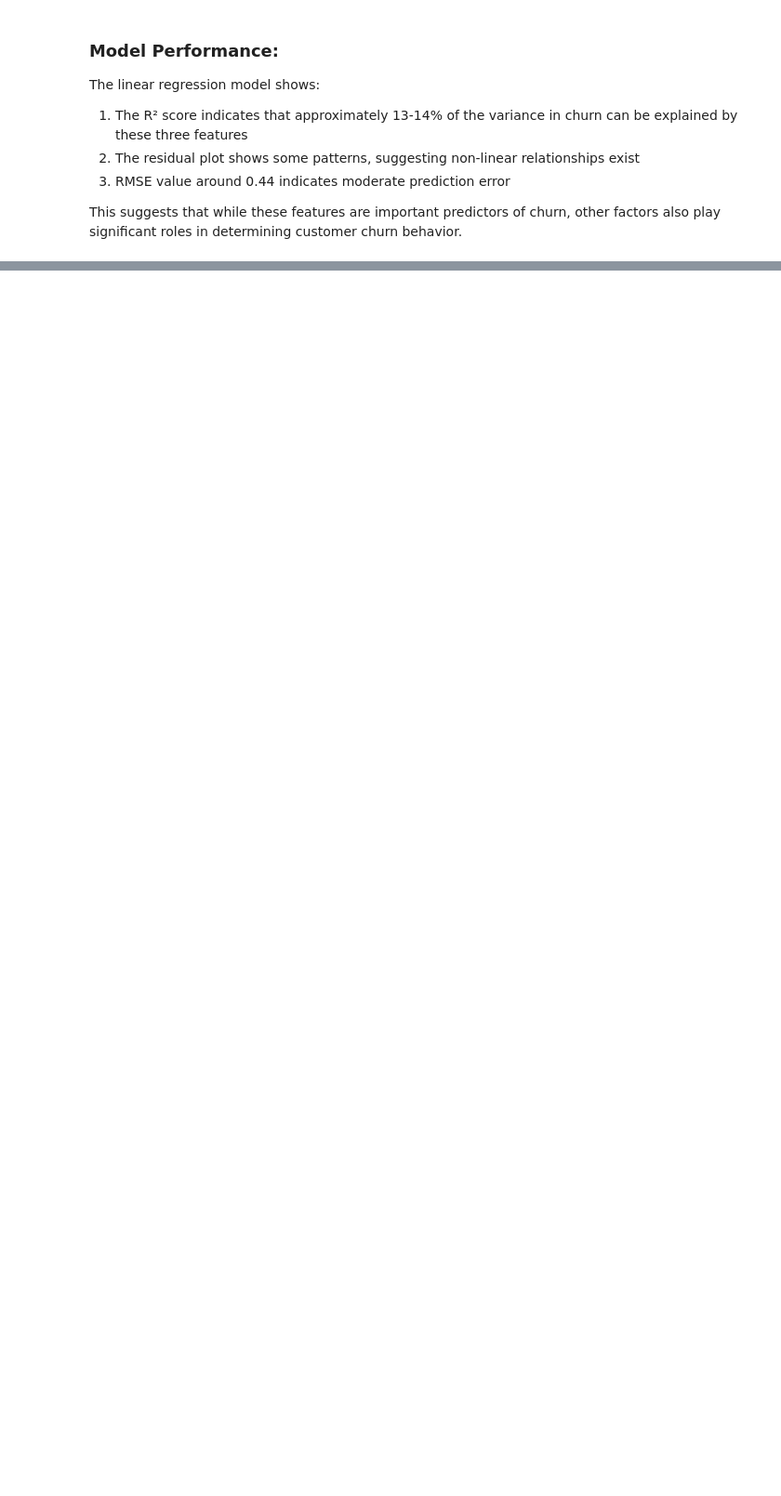
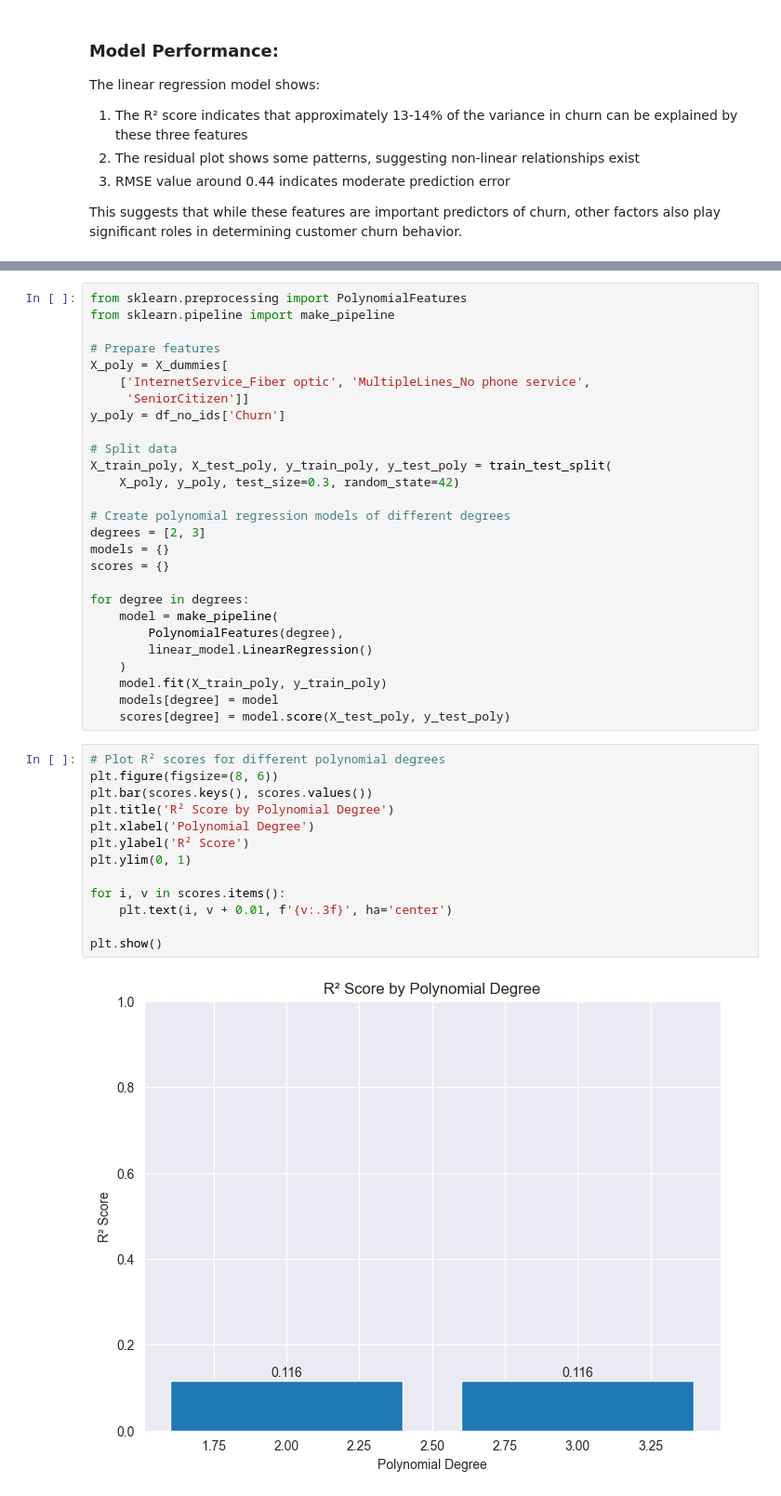
Before and after one commit to TouKhen/bloc-3, a Jupyter notebook: notebook/data-explo.ipynb, the cells around one changed output, grey strips where cells are left out. Shown at 93% size. Drawn from its saved outputs; the diff is of its cells as text; blank space fills up the shorter version.

```diff
--- a/notebook/data-explo.ipynb
+++ b/notebook/data-explo.ipynb
@@ -568,0 +575,42 @@ This suggests that while these features are important predictors of churn, other
+# %%
+from sklearn.preprocessing import PolynomialFeatures
+from sklearn.pipeline import make_pipeline
+
+# Prepare features
+X_poly = X_dummies[
+    ['InternetService_Fiber optic', 'MultipleLines_No phone service',
+     'SeniorCitizen']]
+y_poly = df_no_ids['Churn']
+
+# Split data
+X_train_poly, X_test_poly, y_train_poly, y_test_poly = train_test_split(
+    X_poly, y_poly, test_size=0.3, random_state=42)
+
+# Create polynomial regression models of different degrees
+degrees = [2, 3]
+models = {}
+scores = {}
+
+for degree in degrees:
+    model = make_pipeline(
+        PolynomialFeatures(degree),
+        linear_model.LinearRegression()
+    )
+    model.fit(X_train_poly, y_train_poly)
+    models[degree] = model
+    scores[degree] = model.score(X_test_poly, y_test_poly)
+# %%
+# Plot R² scores for different polynomial degrees
+plt.figure(figsize=(8, 6))
+plt.bar(scores.keys(), scores.values())
+plt.title('R² Score by Polynomial Degree')
+plt.xlabel('Polynomial Degree')
+plt.ylabel('R² Score')
+plt.ylim(0, 1)
+
+for i, v in scores.items():
+    plt.text(i, v + 0.01, f'{v:.3f}', ha='center')
+
+plt.show()
+# %% [output]
+[figure, added]
```
Also changed, not shown: parts of 27 cells of this notebook.
